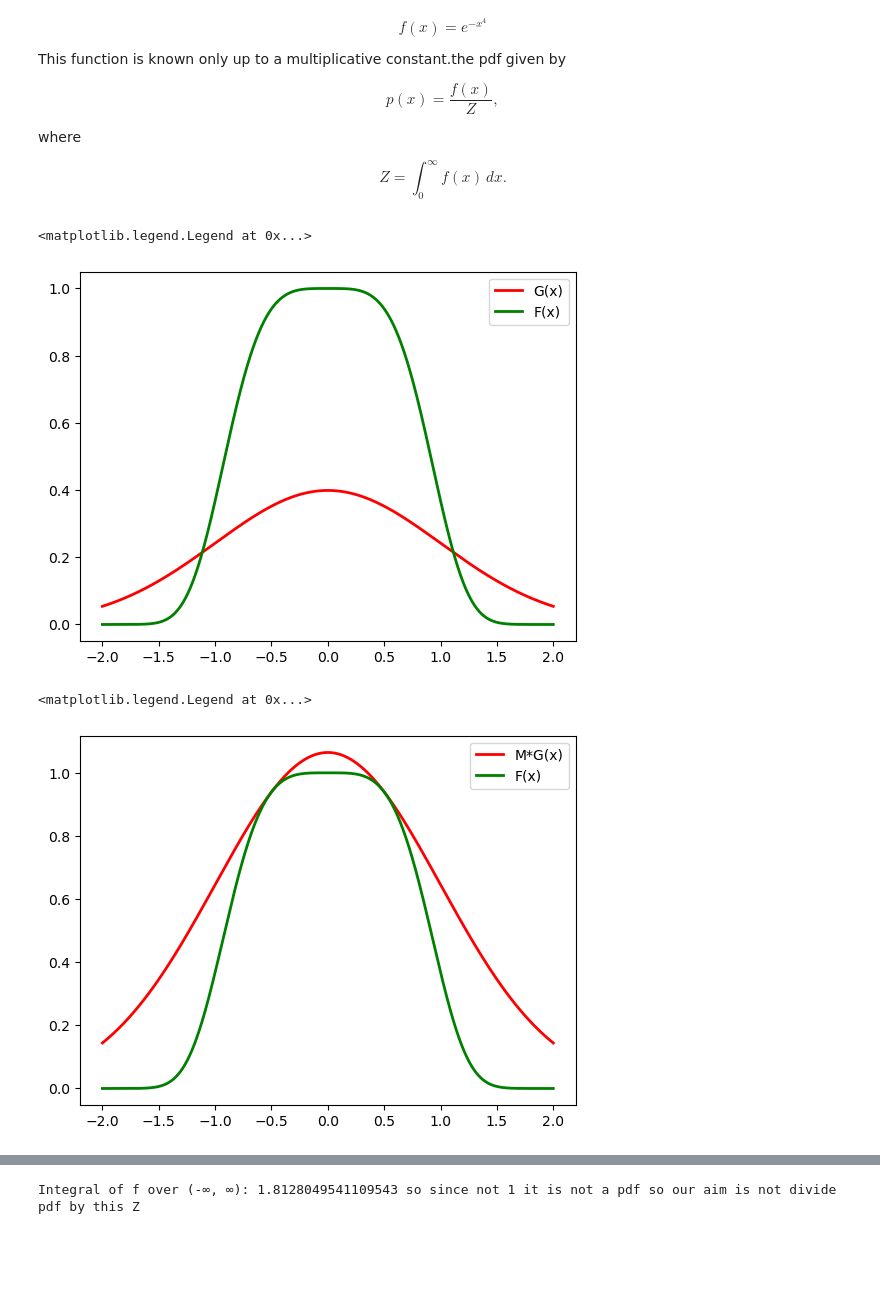
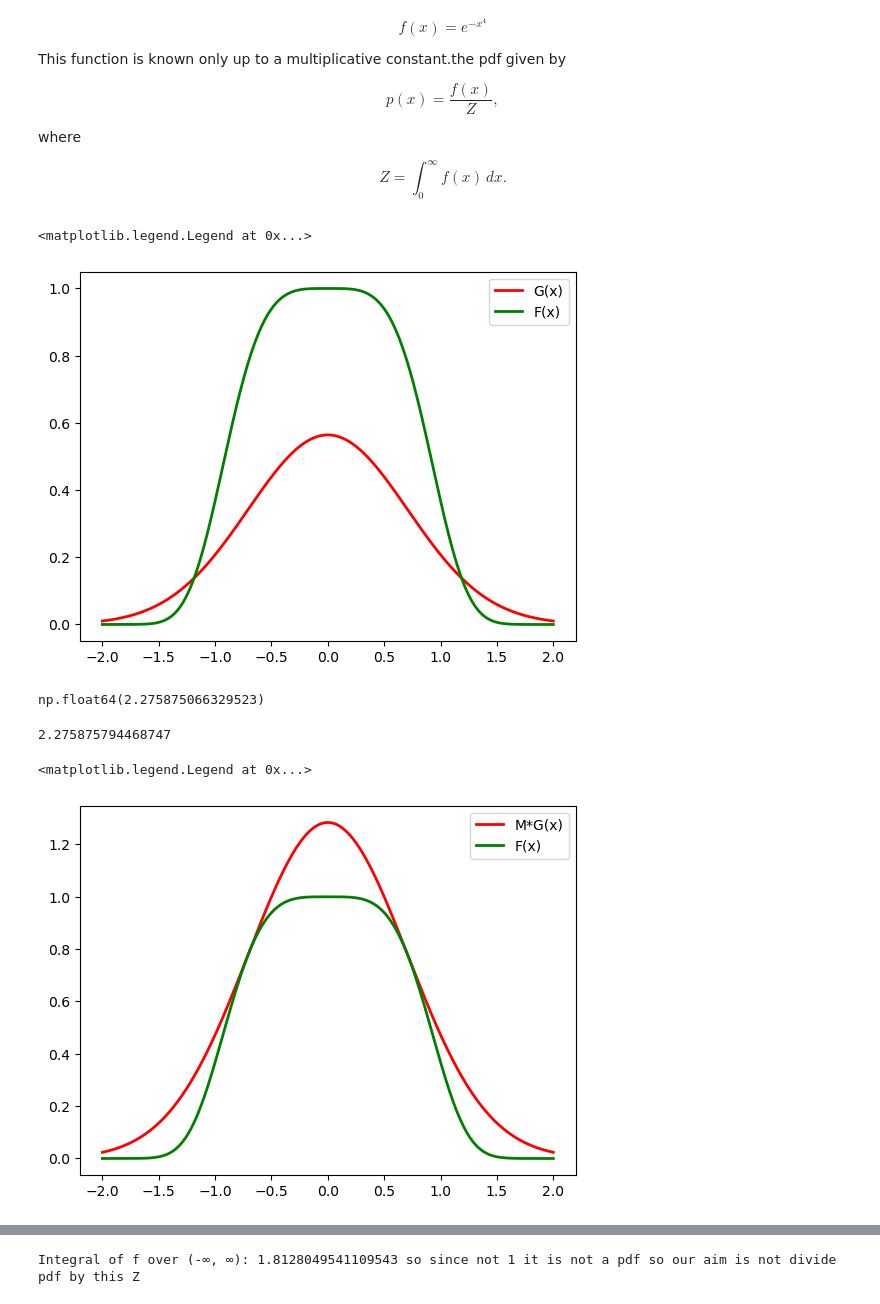
Before and after one commit to aayrapet/MC_simulations, a Jupyter notebook: main.ipynb, the cells around one changed output, grey strips where cells are left out. Cells and saved outputs as stored; diff of their text form; code cells hidden in the pictures; blank space fills up the shorter version.

```diff
--- a/main.ipynb
+++ b/main.ipynb
@@ -230,25 +232,43 @@ $$
 # %%
 
 # Target distribution: f(x) ∝ e^(-x^4) estimated with kernel or histograms for example , attention, it is proportional, not pdf of f!!! look after
 def f(x):
     return np.exp(-x**4)
 
-# Proposal distribution: Normal N(0,1)
+# Proposal distribution: Normal N(0,0.5)
+mu=0
+sigma2=0.5
 def g(x):
-    return np.exp(-x**2 / 2) / np.sqrt(2 * np.pi)  # Standard Normal PDF, quues have to be higher
+    #mu=0, sigma2=0.5
+    # return np.exp(-x**2 / 2*0.5) / (np.sqrt(2 * np.pi*0.5))  # Standard Normal PDF, quues have to be higher
+
+    return np.exp(-x**2 / (2*sigma2)) / (np.sqrt(2 * np.pi*sigma2))
 
 #set our event space w
 x_vals = np.linspace(-2, 2, 1000)
 #g is pdf so you can use this notation
 pdf_g=g(x_vals)
 
 plt.plot(x_vals, pdf_g, 'r-', lw=2,label="G(x)")  # Add label for legend
 #
 plt.plot(x_vals, f(x_vals), 'g-', lw=2,label="F(x)")
 plt.legend()
 # %% [output]
 <matplotlib.legend.Legend at 0x...>
-[figure, old version]
+[figure, new version]
+# %%
+#find  M such that M*G(x)>=F(x) so M= sup f/G ( find with max)
+M=np.max(f(x_vals)/pdf_g)
+M
+# %% [output]
+np.float64(2.275875066329523)
+# %%
+#analytically find M by maximising f/G and then M*=
+print(np.sqrt(2 * np.pi*sigma2)*np.exp(1/(16*sigma2**2)))
+#analytically find sigma2 by minimising log(M)
+sigma2=0.5
+# %% [output]
+2.275875794468747
 # %%
 #find minimal M such that M*G(x)>=F(x)
 M=np.max(f(x_vals)/pdf_g)
@@ -257,7 +277,7 @@ plt.plot(x_vals, f(x_vals), 'g-', lw=2,label="F(x)")
 plt.legend()
 # %% [output]
 <matplotlib.legend.Legend at 0x...>
-[figure, old version]
+[figure, new version]
 # %%
 #implement algo
 samples = []
```
Also changed, not shown: parts of 5 cells of this notebook.
